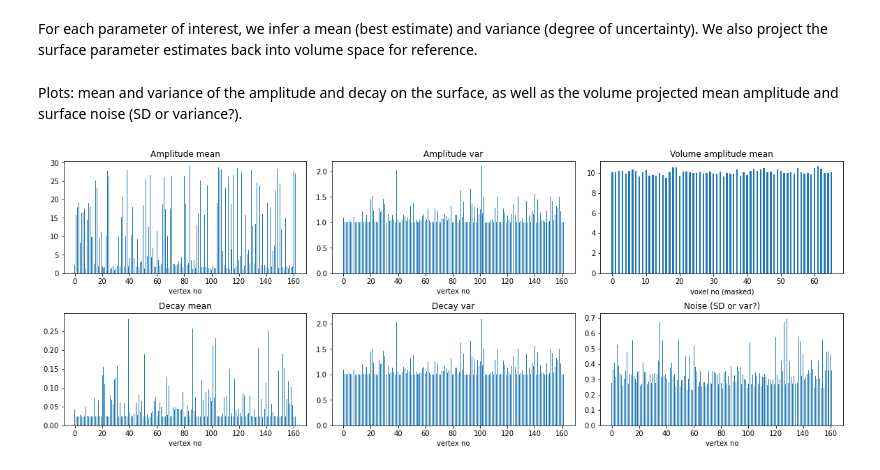
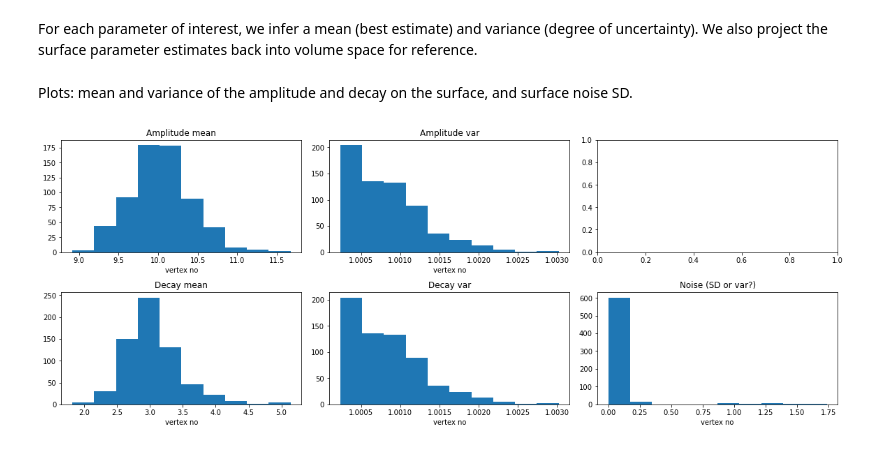
Before and after one commit to physimals/svb, a Jupyter notebook: surf_demo.ipynb, the cells around one changed output. Saved outputs shown, nothing was run; the diff lists cells and outputs as text; code cells hidden in the pictures.

```diff
--- a/surf_demo.ipynb
+++ b/surf_demo.ipynb
@@ -104,0 +113,5 @@ vertices_per_voxel = (surf2vol_weights > 0).sum(1)
+# %%
+vertices_per_voxel = (projector.surf2vol_matrix() > 0).sum(1).A.flatten()
+vol_mask = (vertices_per_voxel > 0)
+surf2vol_weights = projector.surf2vol_matrix()[vol_mask,:]
+print("Mean vertices per voxel:", (surf2vol_weights > 0).sum(1).mean())
@@ -104,0 +120,11 @@ vertices_per_voxel = (surf2vol_weights > 0).sum(1)
+# %%
+pvs = projector.flat_pvs()
+data_noisy = data_noisy_nopv * pvs[:,0].reshape(ref_spc.size)[...,None]
+plt.figure(figsize=(8,4))
+plt.subplot(1,2,1)
+plt.title('Noisy data, no PVE')
+plt.imshow(data_noisy_nopv[:,:,5,0], vmin=data_noisy_nopv.min(), vmax=data_noisy_nopv.max())
+plt.subplot(1,2,2)
+plt.title('Noisy data, with PVE')
+plt.imshow(data_noisy[:,:,5,0], vmin=data_noisy_nopv.min(), vmax=data_noisy_nopv.max())
+plt.show()
@@ -204,21 +231,22 @@ Repeat the inference process, this time with the spatial prior enabled for ampli
 options = {
     "learning_rate" : 0.005,
     "batch_size" : 10,
-    "sample_size" : 8,
-    "epochs" : 200,
+    "sample_size" : 5,
+    "epochs" : 500,
     "log_stream" : sys.stdout,
     "n2v" : surf2vol_weights,
     "prior_type": "N",
     "param_overrides": {
         "amp1": { "prior_type": "M" }
-    }
+    },
+    "ak": 20
 }
 
 runtime, svb, training_history = run(
     data_noisy, "exp",
     "example_out_cov",
-    mask=mask,
-    surfaces={'LMS': surf},
+    mask=vol_mask,
+    surfaces={'LMS': mid_surf},
     dt=dt,
     **options)
 
@@ -253,35 +281,35 @@ amp1_mean, r1_mean, noise_mean = [ means[d] for d in range(3) ]
 amp1_var, r1_var, noise_var =  [ variances[0] for d in range(3) ]
 vol_amp1 = surf2vol_weights.dot(amp1_mean)
 # %% [markdown]
-Plots: mean and variance of the amplitude and decay on the surface, as well as the volume projected mean amplitude and surface noise (SD or variance?).
+Plots: mean and variance of the amplitude and decay on the surface, and surface noise SD.
 # %%
 fig, axes = plt.subplots(2, 3, constrained_layout=True)
 fig.set_size_inches(16,6)
 
-axes[0,0].bar(np.arange(amp1_mean.size), amp1_mean, width=0.5)
+axes[0,0].hist(amp1_mean)
 axes[0,0].set_title('Amplitude mean')
 axes[0,0].set_xlabel('vertex no')
 
-axes[0,1].bar(np.arange(amp1_mean.size), amp1_var, width=0.5)
+axes[0,1].hist(amp1_var)
 axes[0,1].set_title('Amplitude var')
 axes[0,1].set_xlabel('vertex no')
 
-axes[1,0].bar(np.arange(amp1_mean.size), r1_mean, width=0.5)
+axes[1,0].hist(r1_mean)
 axes[1,0].set_title('Decay mean')
 axes[1,0].set_xlabel('vertex no')
 
-axes[1,1].bar(np.arange(amp1_mean.size), r1_var, width=0.5)
+axes[1,1].hist(r1_var)
 axes[1,1].set_title('Decay var')
 axes[1,1].set_xlabel('vertex no')
 
-axes[0,2].bar(np.arange(vol_amp1.size), vol_amp1, width=0.5)
-axes[0,2].set_title('Volume amplitude mean')
-axes[0,2].set_xlabel('voxel no (masked)')
+# axes[0,2].hist(vol_amp1)
+# axes[0,2].set_title('Volume amplitude mean')
+# axes[0,2].set_xlabel('voxel no (masked)')
 
-axes[1,2].bar(np.arange(amp1_mean.size), noise_mean, width=0.5)
+axes[1,2].hist(noise_mean**2)
 axes[1,2].set_title('Noise (SD or var?)')
 axes[1,2].set_xlabel('vertex no')
 
 plt.show()
 # %% [output]
-[figure, old version]
+[figure, new version]
```
Also changed, not shown: parts of 16 cells of this notebook.
